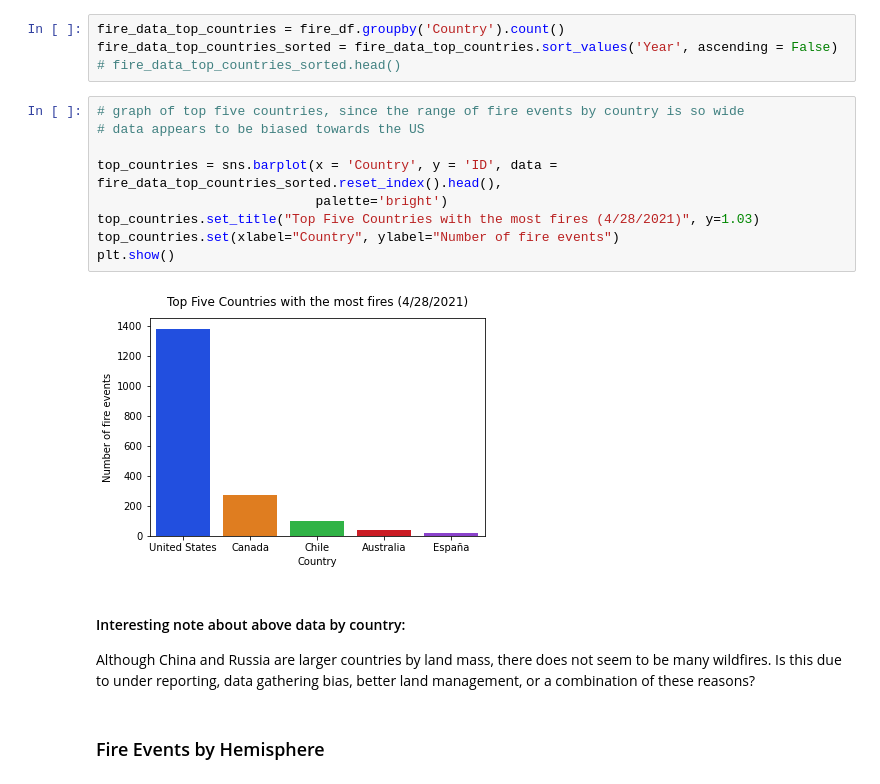
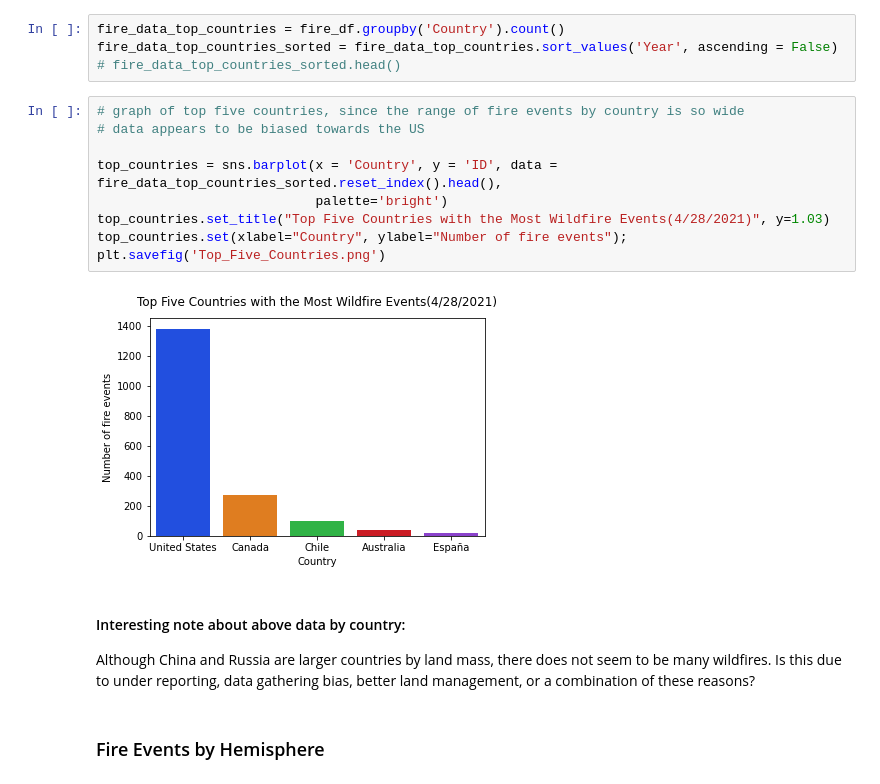
Before and after one commit to britt-emm/CGGroupProject, a Jupyter notebook: NASA_wildfire_graphs.ipynb, the cells around one changed output. Cells and saved outputs as stored; diff of their text form.

```diff
--- a/NASA_wildfire_graphs.ipynb
+++ b/NASA_wildfire_graphs.ipynb
@@ -108,17 +114,17 @@ fire_data_top_countries_sorted = fire_data_top_countries.sort_values('Year', asc
 # %%
 # graph of top five countries, since the range of fire events by country is so wide
 # data appears to be biased towards the US
 
 top_countries = sns.barplot(x = 'Country', y = 'ID', data = fire_data_top_countries_sorted.reset_index().head(),
                             palette='bright')
-top_countries.set_title("Top Five Countries with the most fires (4/28/2021)", y=1.03)
-top_countries.set(xlabel="Country", ylabel="Number of fire events")
-plt.show()
+top_countries.set_title("Top Five Countries with the Most Wildfire Events(4/28/2021)", y=1.03)
+top_countries.set(xlabel="Country", ylabel="Number of fire events");
+plt.savefig('Top_Five_Countries.png')
 # %% [output]
-[figure, old version]
+[figure, new version]
-# %% [markdown]
-#### Interesting note about above data by country:
-Although China and Russia are larger countries by land mass, there does not seem to be many wildfires.  Is this due to under reporting, data gathering bias, better land management, or a combination of these reasons?
+# %% [markdown]
+#### Interesting note about above data by country:
+Although China and Russia are larger countries by land mass, there does not seem to be many wildfires.  Is this due to under reporting, data gathering bias, better land management, or a combination of these reasons?
 # %% [markdown]
 ### Fire Events by Hemisphere
 # %%
```
Also changed, not shown: parts of 16 cells of this notebook.
